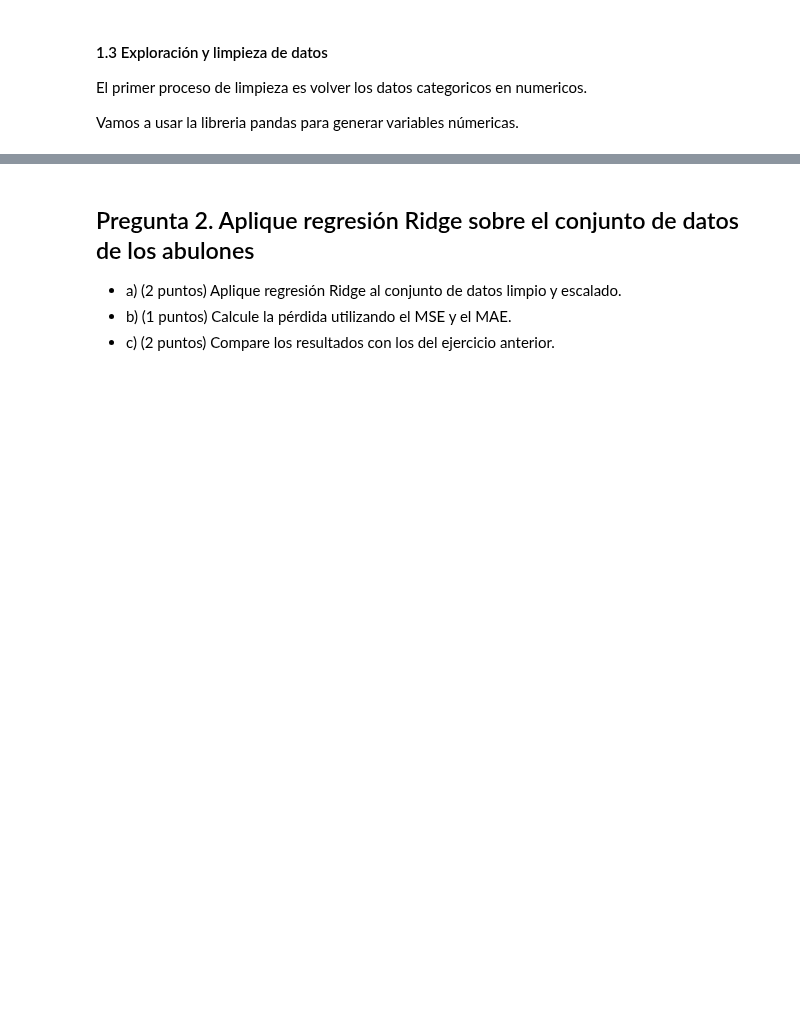
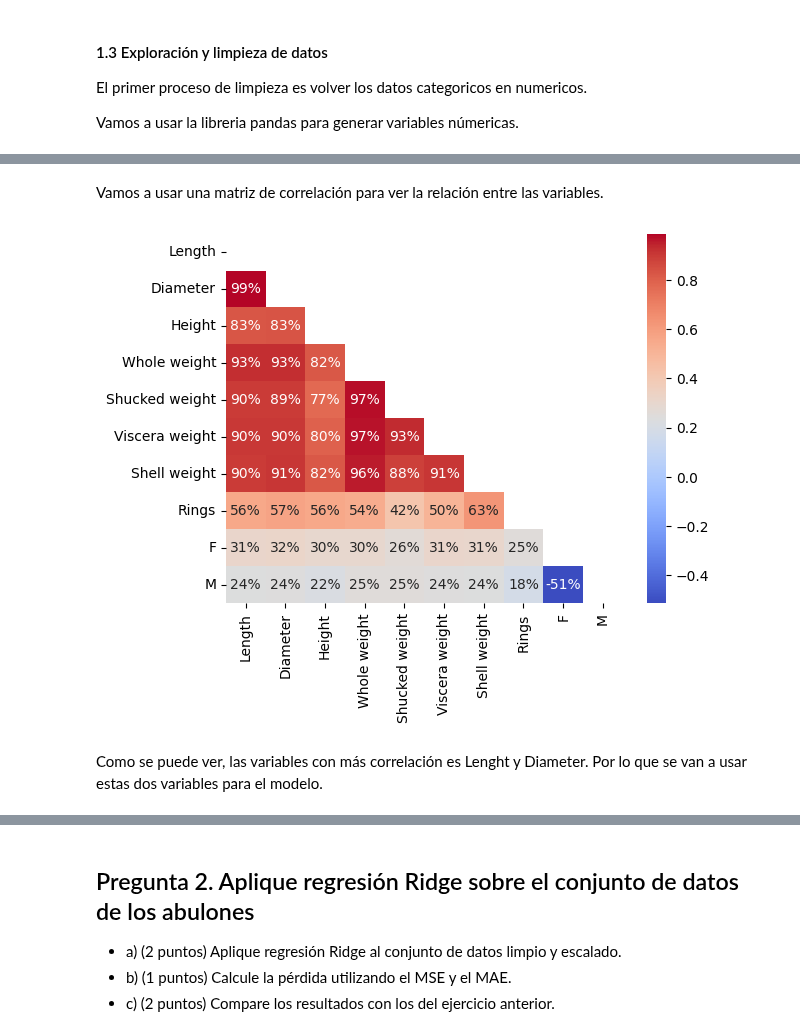
Before and after one commit to mantofer02/DataScienceBootcamp, a Jupyter notebook: FUNDATEC/MachineLearning/Tareas/2/TP02.ipynb, the cells around one changed output, grey strips where cells are left out. Saved outputs shown, nothing was run; the diff lists cells and outputs as text; code cells hidden in the pictures; blank space fills up the shorter version.

```diff
--- a/FUNDATEC/MachineLearning/Tareas/2/TP02.ipynb
+++ b/FUNDATEC/MachineLearning/Tareas/2/TP02.ipynb
@@ -90,0 +105,17 @@ abalone_df.head()
+# %% [markdown]
+Vamos a usar una matriz de correlación para ver la relación entre las variables.
+# %%
+import seaborn as sns
+import matplotlib.pyplot as plt
+
+matrix = abalone_df.corr()
+
+mask = np.triu(np.ones_like(matrix, dtype=bool))
+sns.heatmap(matrix, annot=True, fmt=".0%", mask=mask, cmap='coolwarm')
+
+# Display the plot
+plt.show()
+# %% [output]
+[figure, added]
+# %% [markdown]
+Como se puede ver, las variables con más correlación es Lenght y Diameter. Por lo que se van a usar estas dos variables para el modelo.
```
Also changed, not shown: parts of 14 cells of this notebook.
